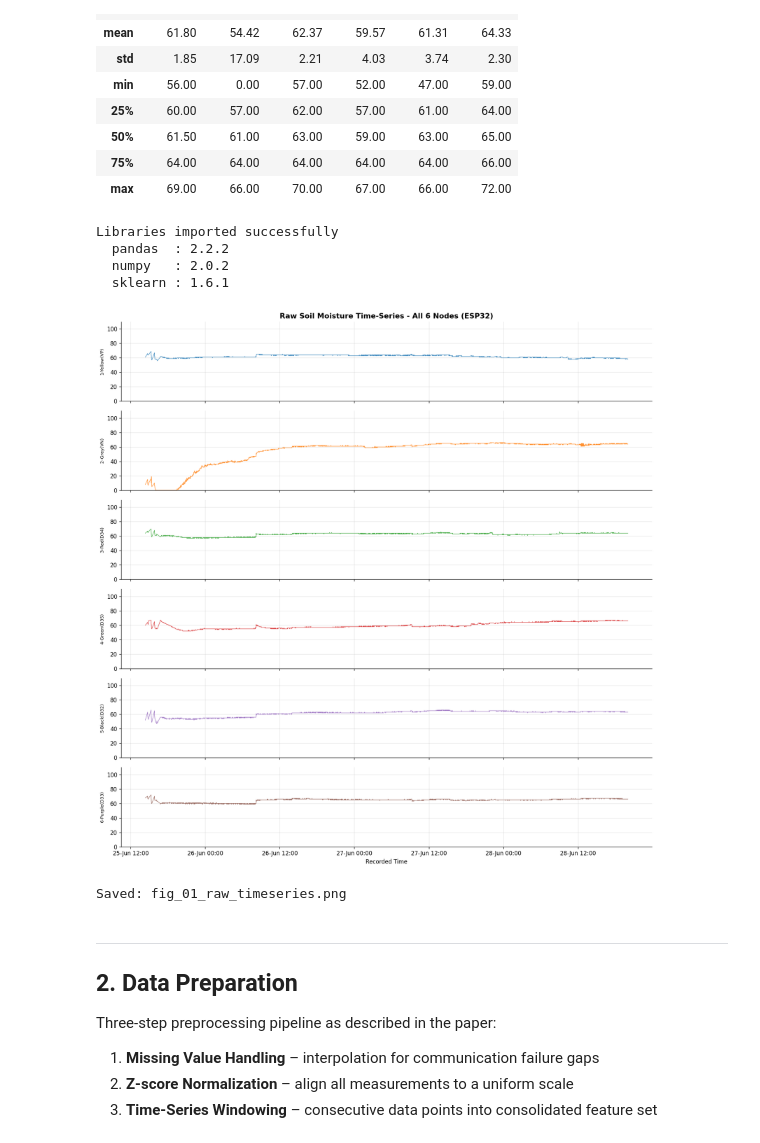
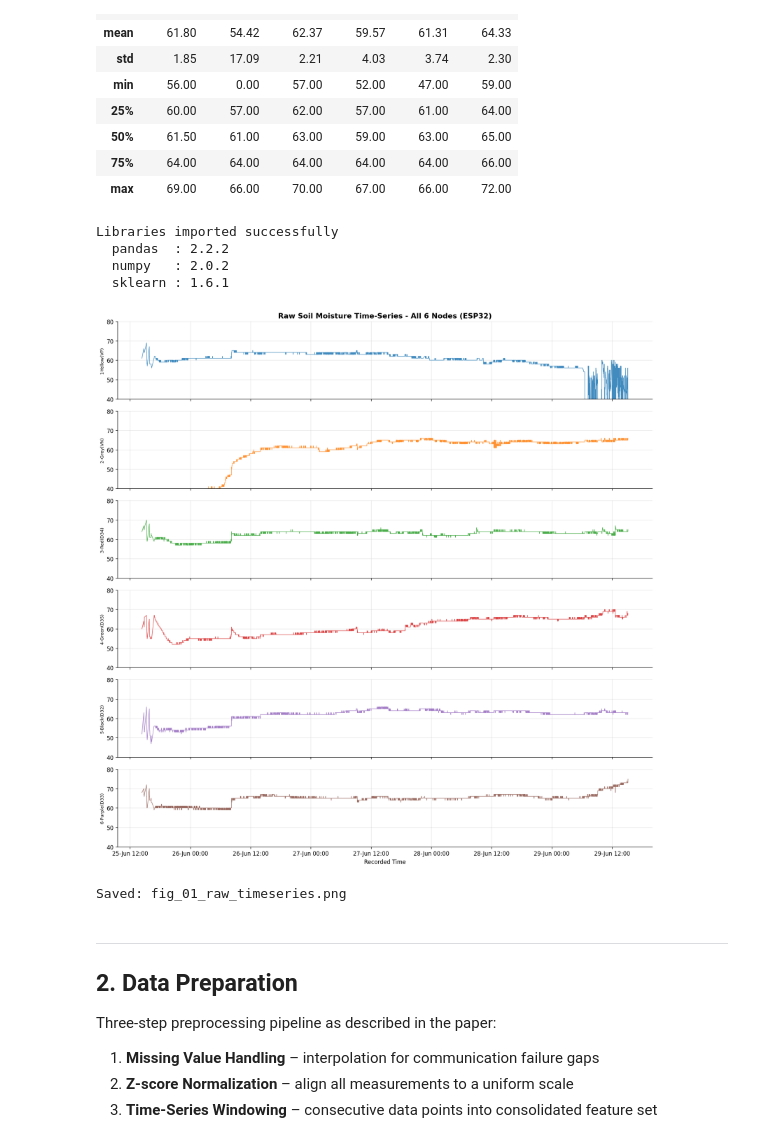
Before and after one commit to Drappy-cat/Agriculture_Smart_Fariming_google_collabs, a Jupyter notebook: anomaly_detection_agriculture_onion.ipynb, the cells around one changed output. Drawn from its saved outputs; the diff is of its cells as text; code cells hidden in the pictures.

```diff
--- a/anomaly_detection_agriculture_onion.ipynb
+++ b/anomaly_detection_agriculture_onion.ipynb
@@ -133,35 +159,70 @@ warnings.filterwarnings('ignore')
 plt.rcParams.update({'figure.dpi': 120, 'axes.spines.top': False, 'axes.spines.right': False})
 sns.set_palette('tab10')
 
+# --- Start of Data Loading and Preprocessing (moved from HdSsuG70jcbm) ---
+# The file 'agriculture-esp32 sunday.json' was not found at the specified path.
+# Updated JSON_PATH to '/content/agriculture-esp32 monday.json' as provided by the user.
+JSON_PATH = r"/content/agriculture-esp32 monday.json" # <--- Updated file path
+
+with open(JSON_PATH, 'r') as f:
+    raw_data = json.load(f)
+
+records = []
+ag_data = raw_data['agriculture_dataset']
+
+for month_key, month_val in ag_data.items():
+    for day_key, day_val in month_val.items():
+        for time_key, entry in day_val.items():
+            soil = entry.get('soil', {})
+            row = {
+                'recorded_time': pd.to_datetime(entry['recorded_time']),
+                'sensor_1': soil.get('1_Yellow_VP'),
+                'sensor_2': soil.get('2_Grey_VN'),
+                'sensor_3': soil.get('3_Red_D34'),
+                'sensor_4': soil.get('4_Green_D35'),
+                'sensor_5': soil.get('5_Black_D32'),
+                'sensor_6': soil.get('6_Purple_D33'),
+            }
+            records.append(row)
+
+df_raw = pd.DataFrame(records)
+df_raw.sort_values('recorded_time', inplace=True)
+df_raw.reset_index(drop=True, inplace=True)
+# --- End of Data Loading and Preprocessing ---
+
+# Define SENSOR_COLS and SENSOR_LABELS here to ensure they are available
+SENSOR_COLS   = ['sensor_1','sensor_2','sensor_3','sensor_4','sensor_5','sensor_6']
+SENSOR_LABELS = ['1-Yellow(VP)','2-Grey(VN)','3-Red(D34)','4-Green(D35)','5-Black(D32)','6-Purple(D33)']
+
 print("Libraries imported successfully")
 print(f"  pandas  : {pd.__version__}")
 print(f"  numpy   : {np.__version__}")
 print(f"  sklearn : {__import__('sklearn').__version__}")
 
 
 # Visualize raw time-series for all 6 sensors
 fig, axes = plt.subplots(6, 1, figsize=(14, 14), sharex=True)
 colors = plt.cm.tab10.colors
 
 for i, (col, label) in enumerate(zip(SENSOR_COLS, SENSOR_LABELS)):
     axes[i].plot(df_raw['recorded_time'], df_raw[col], color=colors[i], linewidth=0.8, alpha=0.85)
     axes[i].set_ylabel(label, fontsize=8)
-    axes[i].set_ylim(0, 110)
+    axes[i].set_ylim(40, 80)  # Modified this line to set the Y-axis limit to 40-80
     axes[i].grid(True, alpha=0.3)
 
 axes[0].set_title('Raw Soil Moisture Time-Series - All 6 Nodes (ESP32)', fontsize=13, fontweight='bold')
 axes[-1].xaxis.set_major_formatter(mdates.DateFormatter('%d-%b %H:%M'))
 axes[-1].set_xlabel('Recorded Time')
 fig.tight_layout()
 plt.savefig('fig_01_raw_timeseries.png', bbox_inches='tight')
 plt.show()
 print("Saved: fig_01_raw_timeseries.png")
 # %% [output]
 Libraries imported successfully
   pandas  : 2.2.2
   numpy   : 2.0.2
   sklearn : 1.6.1
-[figure, old version]
+[figure, new version]
 Saved: fig_01_raw_timeseries.png
 # %% [markdown]
 ---
```
Also changed, not shown: parts of 2 cells of this notebook, 4 other files.
